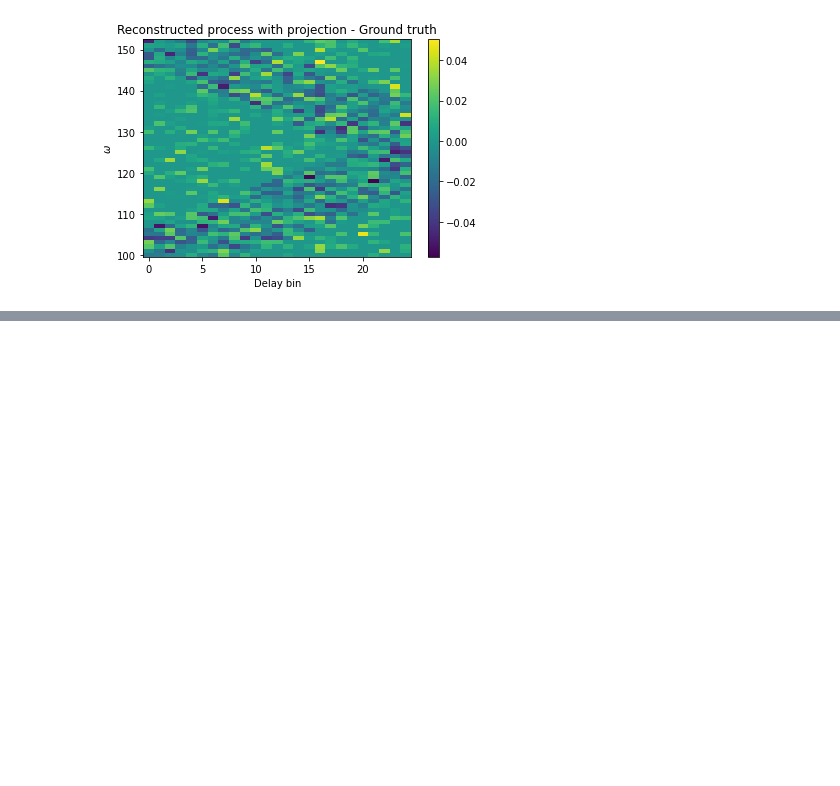
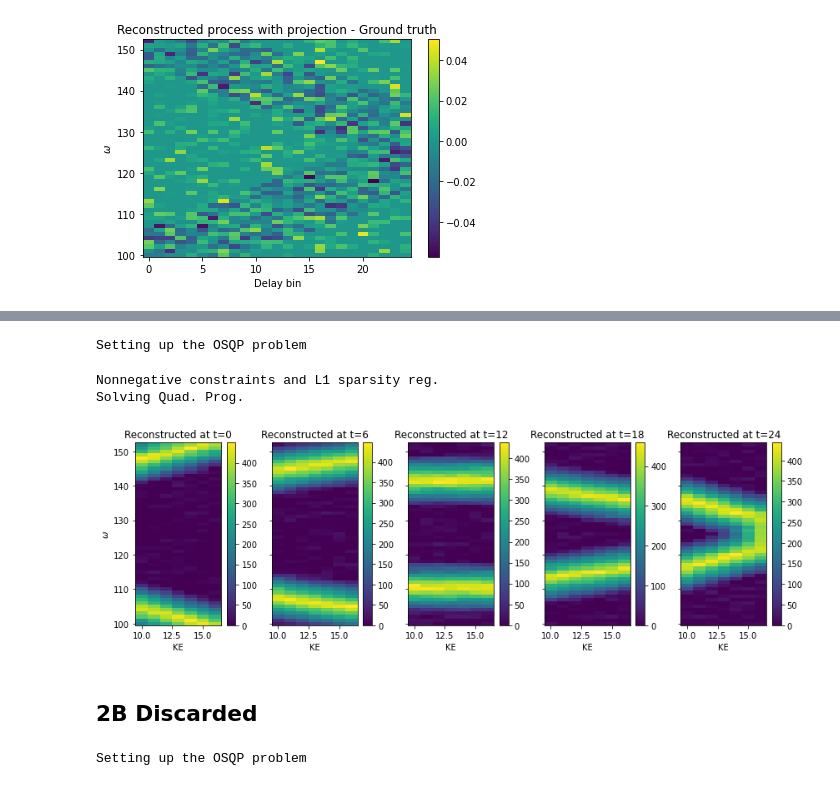
Before and after one commit to congzlwag/spook, a Jupyter notebook: spook/unittest/spsEncode.ipynb, the cells around one changed output, grey strips where cells are left out. Saved outputs shown, nothing was run; the diff lists cells and outputs as text; code cells hidden in the pictures; blank space fills up the shorter version.

```diff
--- a/spook/unittest/spsEncode.ipynb
+++ b/spook/unittest/spsEncode.ipynb
@@ -130,0 +227,27 @@ Text(0.5, 0, 'Delay bin')
+# %%
+AtA.shape = (*NaTuple, *NaTuple)
+AtBG.shape = (*NaTuple,-1)
+# %%
+GtG = G.T @ G
+# %%
+spk1ctr = SpookPosL1(AtBG, AtA, "contracted", GtG, lsparse=0.0, lsmooth=(0.,1e-2,1e-2))
+# %% [output]
+Setting up the OSQP problem
+# %%
+X1ctr = spk1ctr.getXopt()
+# %% [output]
+Nonnegative constraints and L1 sparsity reg.
+Solving Quad. Prog.
+# %%
+fig, axs = plt.subplots(1,5, sharey=True, figsize=(12,4))
+for ax, t in zip(axs, [0,6,12,18,Nt-1]):
+    im = ax.pcolormesh(baxis, waxis, X1ctr[:,t,:], shading="nearest")
+    fig.colorbar(im, ax=ax)
+    ax.set_title(f"Reconstructed at t={t}")
+    ax.set_xlabel("KE")
+axs[0].set_ylabel("$\omega$")
+plt.tight_layout()
+# %% [output]
+[figure, added]
+# %% [markdown]
+## 2B Discarded
@@ -130,0 +266,5 @@ Text(0.5, 0, 'Delay bin')
+# %%
+SpookPosL1.verbose=True
+spk0 = SpookPosL1(B, A, "raw", lsparse=0.1, lsmooth=(0.,0.0))
+# %% [output]
+Setting up the OSQP problem
```
Also changed, not shown: parts of 28 cells of this notebook, 6 other files.
